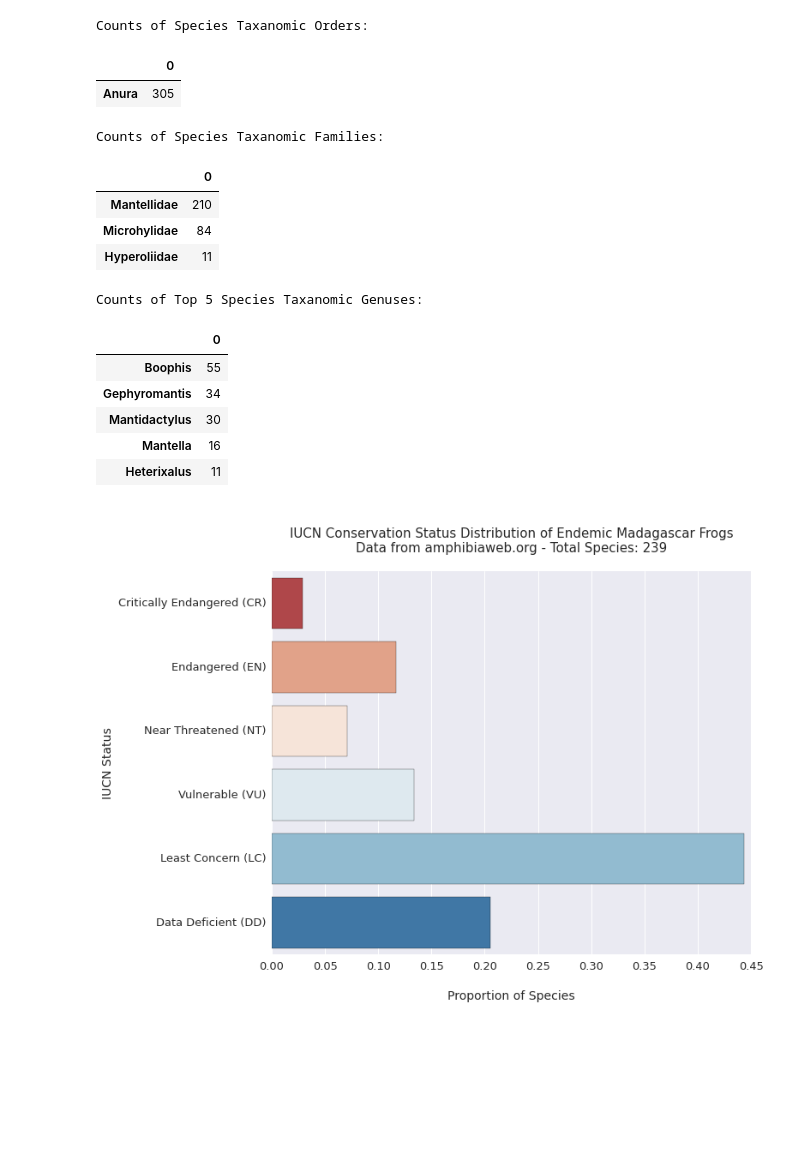
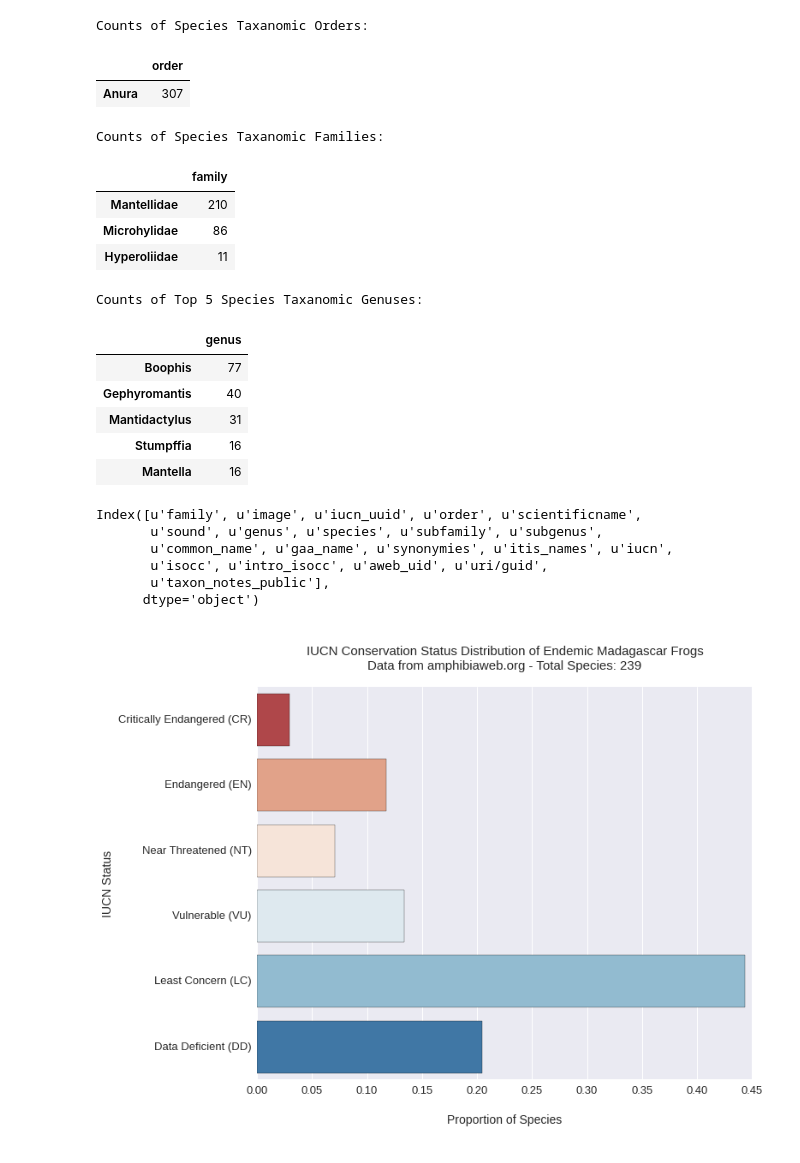
Before and after one commit to jpoles1/MadagascarInvasion, a Jupyter notebook: Amphibians.ipynb, the cells around one changed output. Drawn from its saved outputs; the diff is of its cells as text; code cells hidden in the pictures; blank space fills up the shorter version.

```diff
--- a/Amphibians.ipynb
+++ b/Amphibians.ipynb
@@ -21,19 +21,21 @@ dat = fetchWebpage(url)
 tree = ET.fromstring(dat)
 # %%
 amphibArray = []
-for species in tree.getchildren():
+for species in list(tree):
     amphibArray.append({attr.tag: attr.text for attr in species})
-df = pd.DataFrame(amphibArray)
-df = df.drop_duplicates("scientificname")
+xmldf = pd.DataFrame(amphibArray)
+xmldf = xmldf.drop_duplicates("scientificname")
+sciname = xmldf["scientificname"]
+xmldf["genus"] = sciname.apply(lambda x : x.split()[0])
+xmldf["species"] = sciname.apply(lambda x : x.split()[1])
 # %%
 iucnrawdata = pd.read_table("amphibdat.txt")
-mergedf = pd.merge(df, iucnrawdata, how="left", left_on="scientificname", right_on="gaa_name")
-mergedf.head()
-mergedf.to_csv("data/amphibians.csv")
+df = pd.merge(xmldf, iucnrawdata, how="left", left_on=["scientificname", "genus", "order", "family", "species"], right_on=["gaa_name", "genus", "order", "family", "species"])
+df.to_csv("data/amphibians.csv")
 familyct = pd.DataFrame(df["family"].value_counts());
 totalct = len(df.index)
 orderct = pd.DataFrame(df["order"].value_counts())
-genusct = pd.DataFrame(mergedf["genus"].value_counts())
+genusct = pd.DataFrame(df["genus"].value_counts())
 print("Counts of Species Taxanomic Orders:")
 display(orderct)
 print("Counts of Species Taxanomic Families:")
@@ -42,35 +44,39 @@ print("Counts of Top 5 Species Taxanomic Genuses:")
 display(genusct.head())
 # %% [output]
 Counts of Species Taxanomic Orders:
-|  | 0 |
-| Anura | 305 |
+|  | order |
+| Anura | 307 |
 Counts of Species Taxanomic Families:
-|  | 0 |
+|  | family |
 | Mantellidae | 210 |
-| Microhylidae | 84 |
+| Microhylidae | 86 |
 | Hyperoliidae | 11 |
 Counts of Top 5 Species Taxanomic Genuses:
-|  | 0 |
-| Boophis | 55 |
-| Gephyromantis | 34 |
-| Mantidactylus | 30 |
+|  | genus |
+| Boophis | 77 |
+| Gephyromantis | 40 |
+| Mantidactylus | 31 |
+| Stumpffia | 16 |
 | Mantella | 16 |
-| Heterixalus | 11 |
+Index([u'family', u'image', u'iucn_uuid', u'order', u'scientificname',
+       u'sound', u'genus', u'species', u'subfamily', u'subgenus',
+       u'common_name', u'gaa_name', u'synonymies', u'itis_names', u'iucn',
+       u'isocc', u'intro_isocc', u'aweb_uid', u'uri/guid',
+       u'taxon_notes_public'],
+      dtype='object')
 # %%
-#iucnorder = ["Not Recorded","Data Deficient (DD)", "Least Concern (LC)", "Vulnerable (VU)", "Near Threatened (NT)", "Endangered (EN)", "Critically Endangered (CR)"]
 iucnorder = ["Data Deficient (DD)", "Least Concern (LC)", "Vulnerable (VU)", "Near Threatened (NT)", "Endangered (EN)", "Critically Endangered (CR)"]
-#plotdat = pd.DataFrame(mergedf["iucn"].fillna("Not Recorded").value_counts())
-plotdat = pd.DataFrame(mergedf["iucn"].dropna().value_counts())
-iucnct = sum(plotdat[0]);
+plotdat = pd.DataFrame(df["iucn"].dropna().value_counts())
+iucnct = sum(plotdat["iucn"]);
 plt.figure(figsize=(11, 8.5))
-sns.barplot(y=plotdat.index, x=plotdat[0]/iucnct, order=reversed(iucnorder), palette="RdBu")
+sns.barplot(y=plotdat.index, x=plotdat["iucn"]/iucnct, order=reversed(iucnorder), palette="RdBu")
 plt.title("\nIUCN Conservation Status Distribution of Endemic Madagascar Frogs\nData from amphibiaweb.org - Total Species: "+str(iucnct)+"\n", fontsize=15)
 plt.xlabel("\nProportion of Species\n", fontsize=14)
 plt.ylabel("IUCN Status", fontsize=14)
 plt.tick_params(labelsize=13)
 plt.tight_layout()
-plt.savefig("figures/amphibIUCN.png")
+plt.savefig("figures/frogIUCN.png")
 # %% [output]
-[figure, old version]
+[figure, new version]
 # %%
 plt.figure(figsize=(11, 8.5))
```
Also changed, not shown: parts of 2 cells of this notebook, 5 other files.
